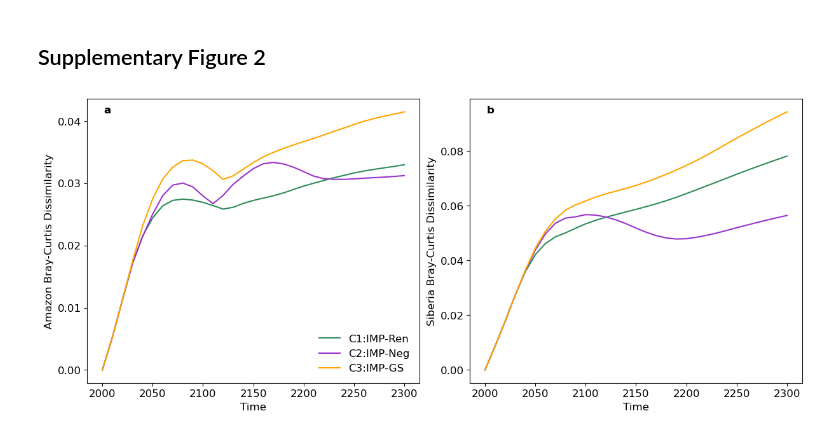
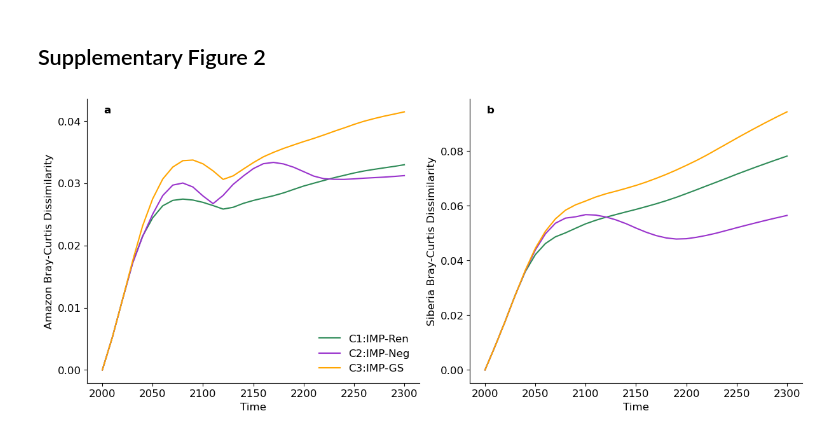
Before and after one commit to mo-gregmunday/ForestRisks, a Jupyter notebook: notebooks/figure2.ipynb, the cells around one changed output. Cells and saved outputs as stored; diff of their text form; code cells hidden in the pictures.

```diff
--- a/notebooks/figure2.ipynb
+++ b/notebooks/figure2.ipynb
@@ -1066,27 +1066,29 @@ for i in range(decs):
 # %%
 fig = plt.figure(figsize=(12, 5), layout='constrained')
 
 ax = fig.add_subplot(121)
 
 ax.plot(time, a_c1_bc, color='seagreen', label='C1:IMP-Ren')
 ax.plot(time, a_c2_bc, color='darkorchid', label='C2:IMP-Neg')
 ax.plot(time, a_c3_bc, color='orange', label='C3:IMP-GS')
 
 ax.set_xlabel('Time')
 ax.set_ylabel('Amazon Bray-Curtis Dissimilarity')
 ax.text(0.05, 0.95, 'a', transform=ax.transAxes, color='black', weight='bold')
 ax.legend(loc='lower right', frameon=False, fancybox=True)
+ax.spines[['right', 'top']].set_visible(False)
 
 ax = fig.add_subplot(122)
 
 ax.plot(time, s_c1_bc, color='seagreen', label='C1:IMP-Ren')
 ax.plot(time, s_c2_bc, color='darkorchid', label='C2:IMP-Neg')
 ax.plot(time, s_c3_bc, color='orange', label='C3:IMP-GS')
 
 ax.set_xlabel('Time')
 ax.set_ylabel('Siberia Bray-Curtis Dissimilarity')
 ax.text(0.05, 0.95, 'b', transform=ax.transAxes, color='black', weight='bold')
+ax.spines[['right', 'top']].set_visible(False)
 
 plt.savefig('../plots/supp_figure2.png', dpi=300)
 # %% [output]
-[figure, old version]
+[figure, new version]
```
Also changed, not shown: parts of 4 cells of this notebook, 3 other files.
